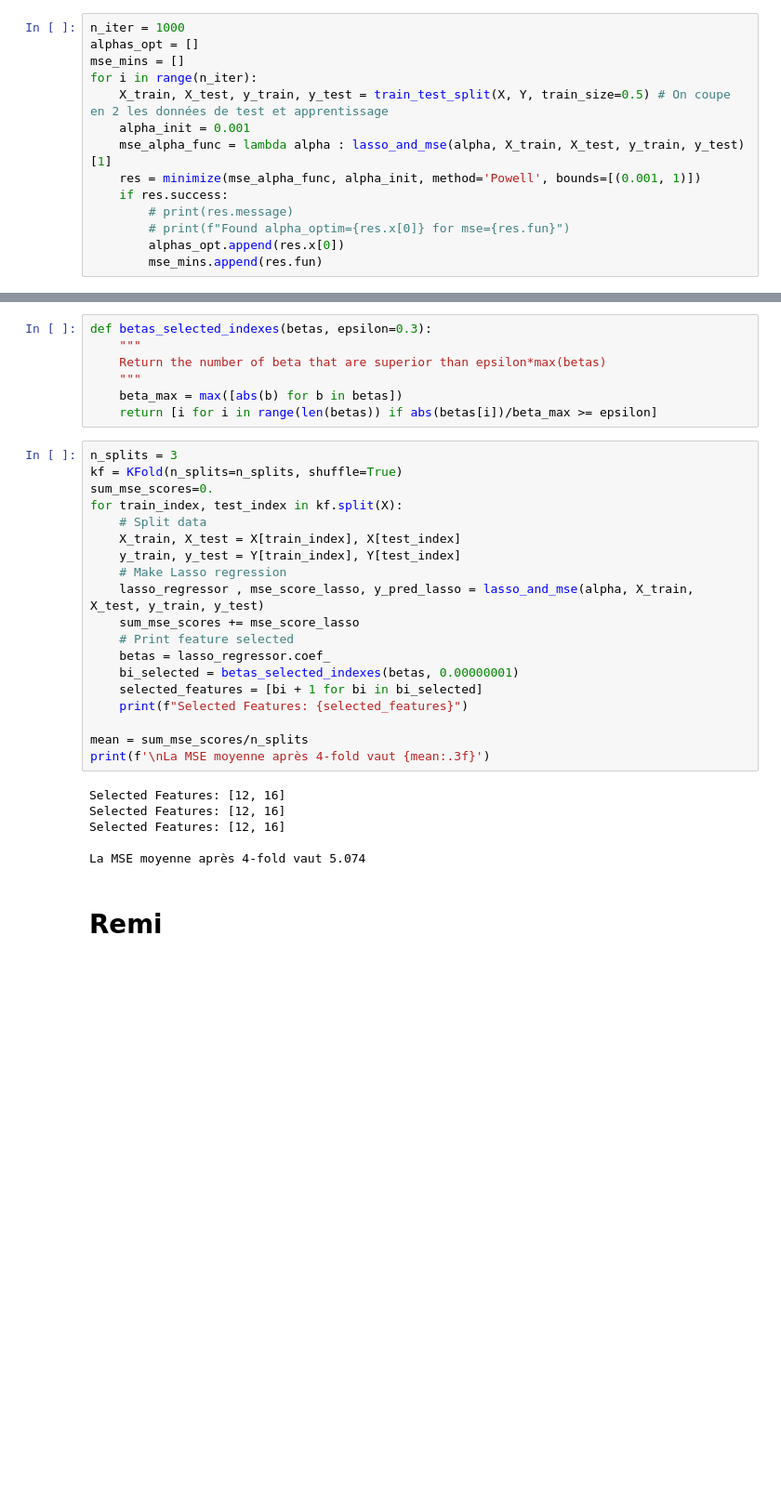
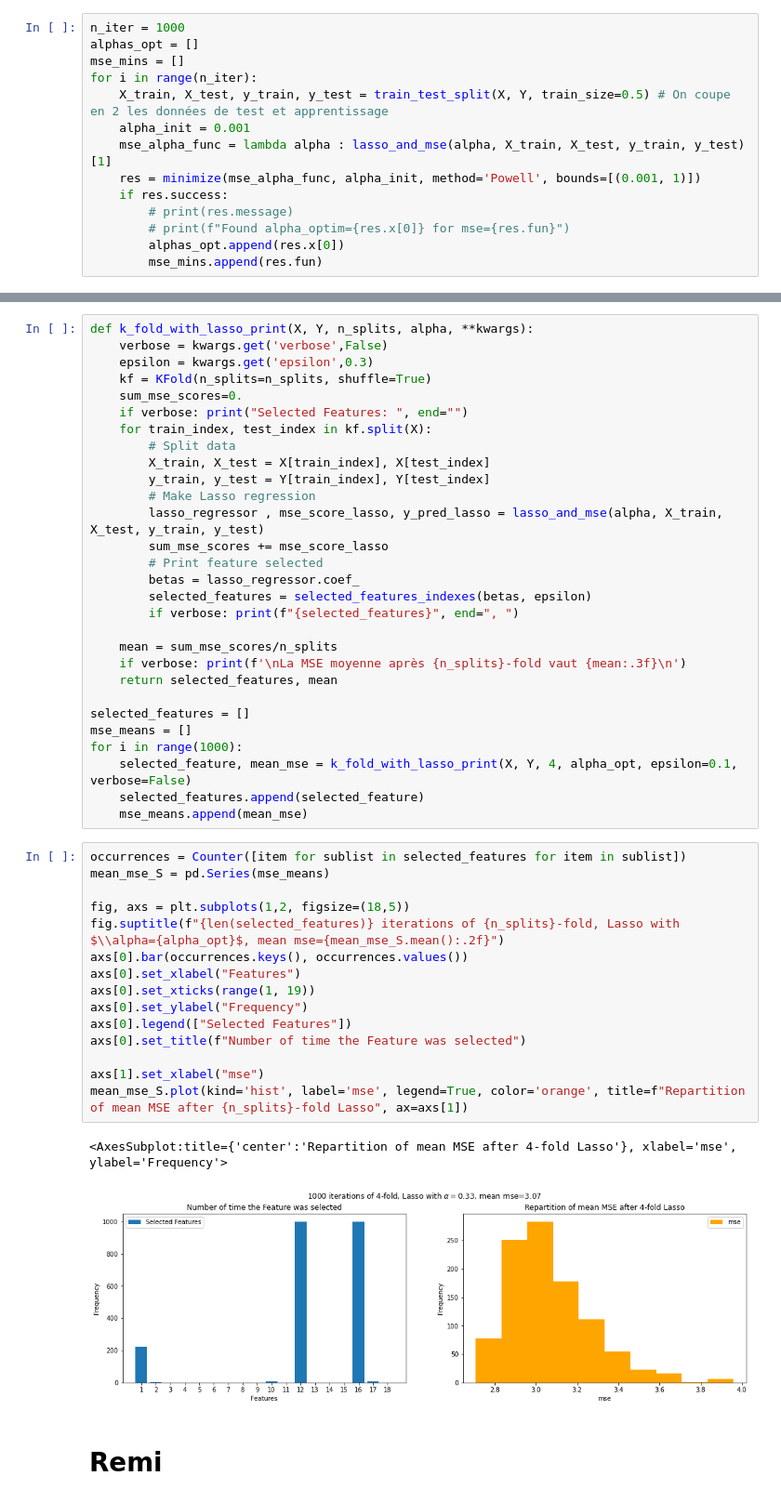
Before and after one commit to LudovicSterlin/ssd-aml-modele-lineaire, a Jupyter notebook: TPnote_ModeleLineaire/Examen_ModeleLineaire_2020.ipynb, the cells around one changed output, grey strips where cells are left out. Shown at 93% size. Cells and saved outputs as stored; diff of their text form; blank space fills up the shorter version.

```diff
--- a/TPnote_ModeleLineaire/Examen_ModeleLineaire_2020.ipynb
+++ b/TPnote_ModeleLineaire/Examen_ModeleLineaire_2020.ipynb
@@ -580,35 +615,50 @@ plot_lasso(y_test, y_pred_lasso, mse_score_lasso, alpha_opt, betas)
-# %%
-def betas_selected_indexes(betas, epsilon=0.3):
-    """
-    Return the number of beta that are superior than epsilon*max(betas)
-    """
-    beta_max = max([abs(b) for b in betas])
-    return [i for i in range(len(betas)) if abs(betas[i])/beta_max >= epsilon]
 # %%
-n_splits = 3
-kf = KFold(n_splits=n_splits, shuffle=True)
-sum_mse_scores=0.
-for train_index, test_index in kf.split(X):
-    # Split data
-    X_train, X_test = X[train_index], X[test_index]
-    y_train, y_test = Y[train_index], Y[test_index]
-    # Make Lasso regression
-    lasso_regressor , mse_score_lasso, y_pred_lasso = lasso_and_mse(alpha, X_train, X_test, y_train, y_test)
-    sum_mse_scores += mse_score_lasso
-    # Print feature selected
-    betas = lasso_regressor.coef_
-    bi_selected = betas_selected_indexes(betas, 0.00000001)
-    selected_features = [bi + 1 for bi in bi_selected]
-    print(f"Selected Features: {selected_features}")
+def k_fold_with_lasso_print(X, Y, n_splits, alpha, **kwargs):
+    verbose = kwargs.get('verbose',False)
+    epsilon = kwargs.get('epsilon',0.3)
+    kf = KFold(n_splits=n_splits, shuffle=True)
+    sum_mse_scores=0.
+    if verbose: print("Selected Features: ", end="")
+    for train_index, test_index in kf.split(X):
+        # Split data
+        X_train, X_test = X[train_index], X[test_index]
+        y_train, y_test = Y[train_index], Y[test_index]
+        # Make Lasso regression
+        lasso_regressor , mse_score_lasso, y_pred_lasso = lasso_and_mse(alpha, X_train, X_test, y_train, y_test)
+        sum_mse_scores += mse_score_lasso
+        # Print feature selected
+        betas = lasso_regressor.coef_
+        selected_features = selected_features_indexes(betas, epsilon)
+        if verbose: print(f"{selected_features}", end=", ")
 
-mean = sum_mse_scores/n_splits
-print(f'\nLa MSE moyenne après 4-fold vaut {mean:.3f}')
+    mean = sum_mse_scores/n_splits
+    if verbose: print(f'\nLa MSE moyenne après {n_splits}-fold vaut {mean:.3f}\n')
+    return selected_features, mean
+
+selected_features = []
+mse_means = []
+for i in range(1000):
+    selected_feature, mean_mse = k_fold_with_lasso_print(X, Y, 4, alpha_opt, epsilon=0.1, verbose=False)
+    selected_features.append(selected_feature)
+    mse_means.append(mean_mse)
-# %% [output]
-Selected Features: [12, 16]
-Selected Features: [12, 16]
-Selected Features: [12, 16]
-
-La MSE moyenne après 4-fold vaut 5.074
+# %%
+occurrences = Counter([item for sublist in selected_features for item in sublist])
+mean_mse_S = pd.Series(mse_means)
+
+fig, axs = plt.subplots(1,2, figsize=(18,5))
+fig.suptitle(f"{len(selected_features)} iterations of {n_splits}-fold, Lasso with $\\alpha={alpha_opt}$, mean mse={mean_mse_S.mean():.2f}")
+axs[0].bar(occurrences.keys(), occurrences.values())
+axs[0].set_xlabel("Features")
+axs[0].set_xticks(range(1, 19))
+axs[0].set_ylabel("Frequency")
+axs[0].legend(["Selected Features"])
+axs[0].set_title(f"Number of time the Feature was selected")
+
+axs[1].set_xlabel("mse")
+mean_mse_S.plot(kind='hist', label='mse', legend=True, color='orange', title=f"Repartition of mean MSE after {n_splits}-fold Lasso", ax=axs[1])
+# %% [output]
+<AxesSubplot:title={'center':'Repartition of mean MSE after 4-fold Lasso'}, xlabel='mse', ylabel='Frequency'>
+[figure, added]
 # %% [markdown]
 # Remi
 # %%
```
Also changed, not shown: parts of 12 cells of this notebook.
